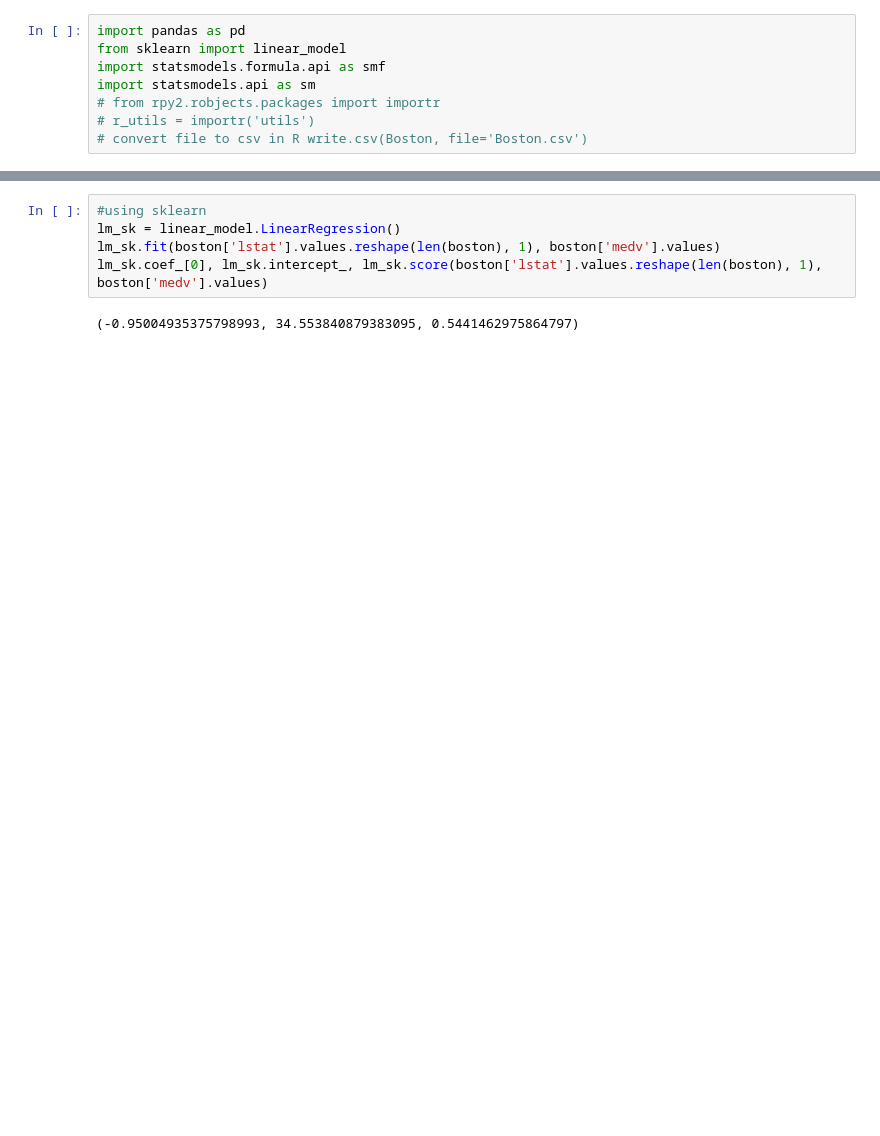
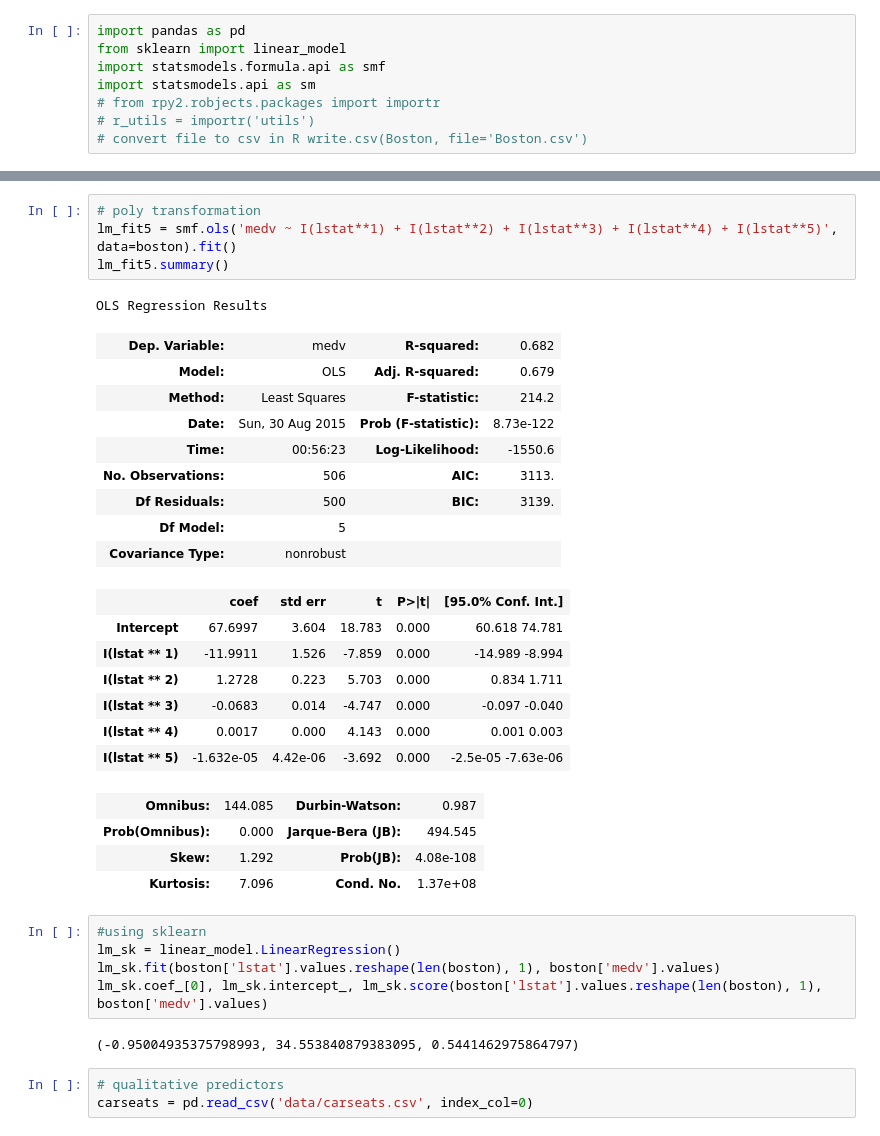
Before and after one commit to allisontngo/dataScience, a Jupyter notebook: Lab_Intro_Statistical_Learning/Chapter3 Lab.ipynb, the cells around one changed output, grey strips where cells are left out. Saved outputs shown, nothing was run; the diff lists cells and outputs as text; blank space fills up the shorter version.

```diff
--- a/Lab_Intro_Statistical_Learning/Chapter3 Lab.ipynb
+++ b/Lab_Intro_Statistical_Learning/Chapter3 Lab.ipynb
@@ -72,3 +121,29 @@ OLS Regression Results
+# %%
+# poly transformation
+lm_fit5 = smf.ols('medv ~ I(lstat**1) + I(lstat**2) + I(lstat**3) + I(lstat**4) + I(lstat**5)', data=boston).fit()
+lm_fit5.summary()
+# %% [output]
+OLS Regression Results
+| Dep. Variable: | medv | R-squared: | 0.682 |
+| Model: | OLS | Adj. R-squared: | 0.679 |
+| Method: | Least Squares | F-statistic: | 214.2 |
+| Date: | Sun, 30 Aug 2015 | Prob (F-statistic): | 8.73e-122 |
+| Time: | 00:56:23 | Log-Likelihood: | -1550.6 |
+| No. Observations: | 506 | AIC: | 3113. |
+| Df Residuals: | 500 | BIC: | 3139. |
+| Df Model: | 5 |  |  |
+| Covariance Type: | nonrobust |  |  |
+|  | coef | std err | t | P>|t| | [95.0% Conf. Int.] |
+| Intercept | 67.6997 | 3.604 | 18.783 | 0.000 | 60.618 74.781 |
+| I(lstat ** 1) | -11.9911 | 1.526 | -7.859 | 0.000 | -14.989 -8.994 |
+| I(lstat ** 2) | 1.2728 | 0.223 | 5.703 | 0.000 | 0.834 1.711 |
+| I(lstat ** 3) | -0.0683 | 0.014 | -4.747 | 0.000 | -0.097 -0.040 |
+| I(lstat ** 4) | 0.0017 | 0.000 | 4.143 | 0.000 | 0.001 0.003 |
+| I(lstat ** 5) | -1.632e-05 | 4.42e-06 | -3.692 | 0.000 | -2.5e-05 -7.63e-06 |
+| Omnibus: | 144.085 | Durbin-Watson: | 0.987 |
+| Prob(Omnibus): | 0.000 | Jarque-Bera (JB): | 494.545 |
+| Skew: | 1.292 | Prob(JB): | 4.08e-108 |
+| Kurtosis: | 7.096 | Cond. No. | 1.37e+08 |
 # %%
 #using sklearn
 lm_sk = linear_model.LinearRegression()
@@ -76,3 +151,6 @@ lm_sk.fit(boston['lstat'].values.reshape(len(boston), 1), boston['medv'].values)
 lm_sk.coef_[0], lm_sk.intercept_, lm_sk.score(boston['lstat'].values.reshape(len(boston), 1), boston['medv'].values)
 # %% [output]
 (-0.95004935375798993, 34.553840879383095, 0.5441462975864797)
+# %%
+# qualitative predictors
+carseats = pd.read_csv('data/carseats.csv', index_col=0)
```
Also changed, not shown: parts of 10 cells of this notebook.
